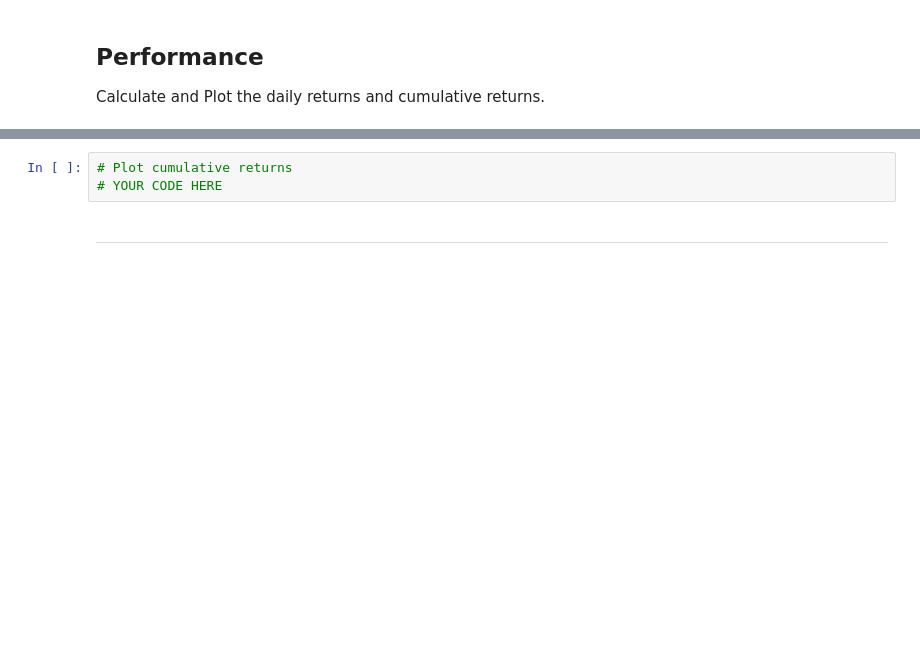
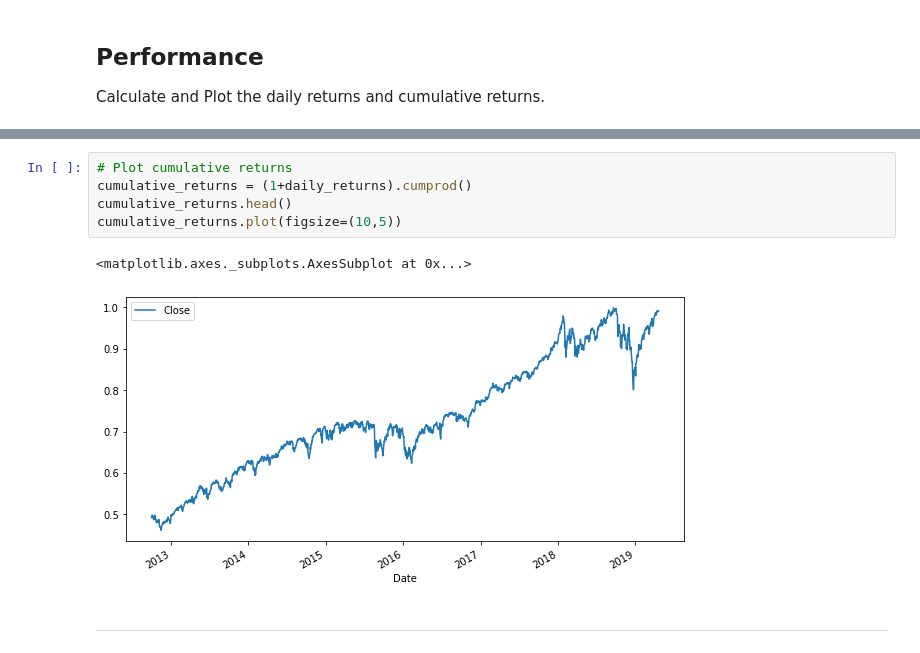
Before and after one commit to lil-bright/Pandas_Homework, a Jupyter notebook: whale_analysis.ipynb, the cells around one changed output, grey strips where cells are left out. Cells and saved outputs as stored; diff of their text form; blank space fills up the shorter version.

```diff
--- a/whale_analysis.ipynb
+++ b/whale_analysis.ipynb
@@ -216,6 +261,11 @@ Calculate and Plot the daily returns and cumulative returns.
-# %%
-# Plot cumulative returns
-# YOUR CODE HERE
+# %%
+# Plot cumulative returns
+cumulative_returns = (1+daily_returns).cumprod()
+cumulative_returns.head()
+cumulative_returns.plot(figsize=(10,5))
+# %% [output]
+<matplotlib.axes._subplots.AxesSubplot at 0x...>
+[figure, added]
 # %% [markdown]
 ---
 # %% [markdown]
```
Also changed, not shown: parts of 15 cells of this notebook, 1 other file.
